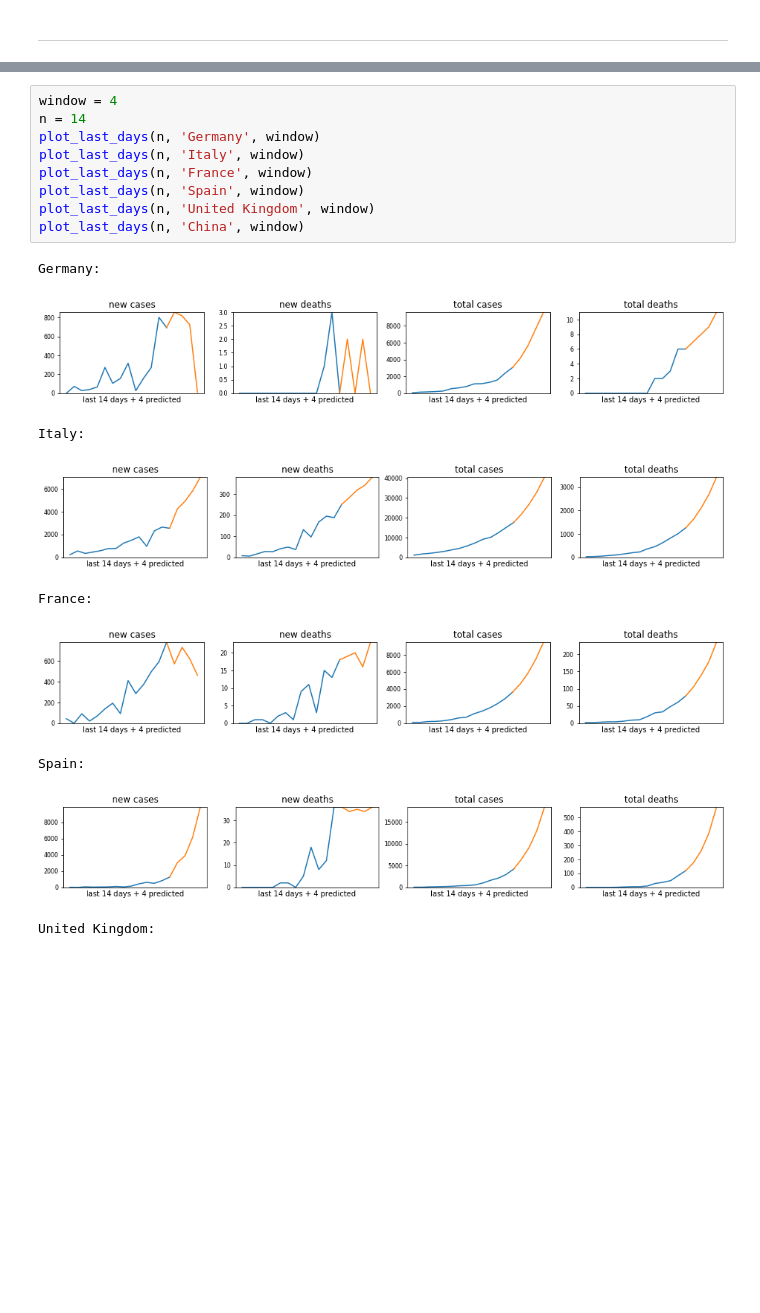
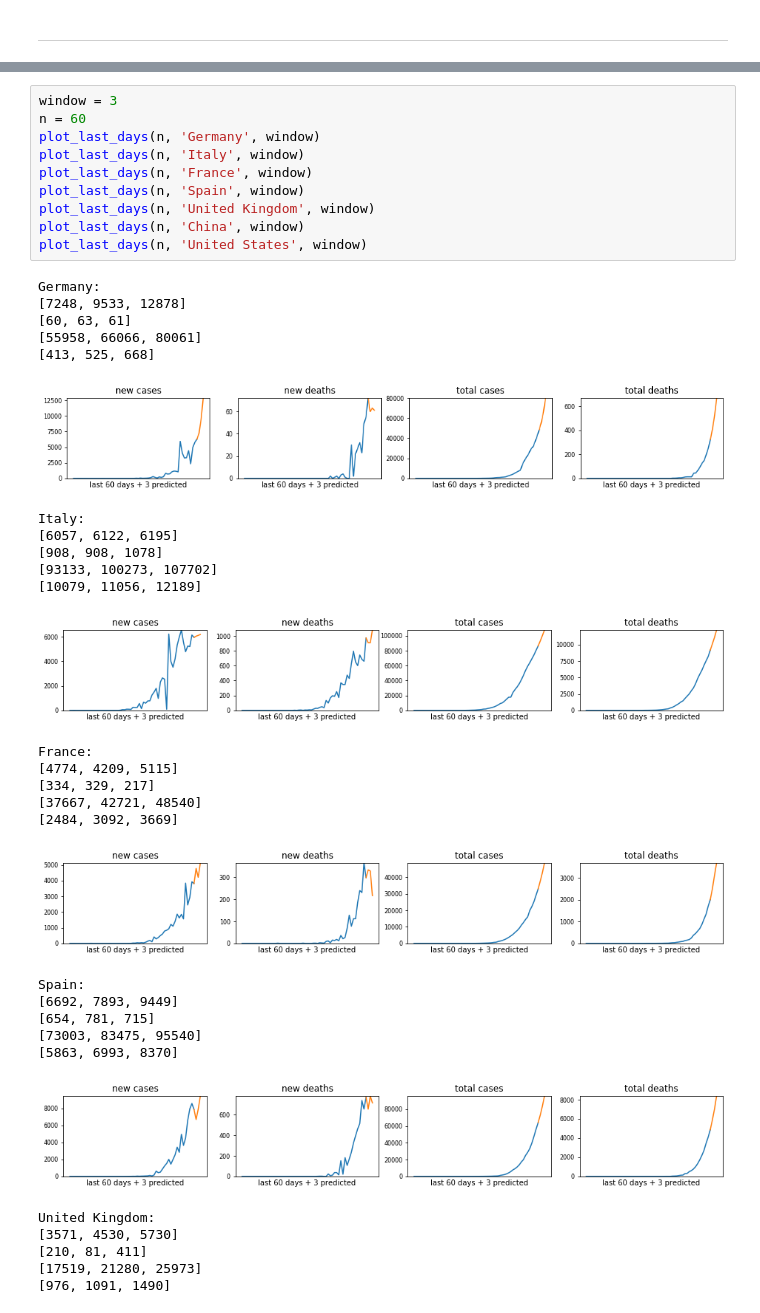
Before and after one commit to rndmbt/Covid-19-Visualization, a Jupyter notebook: covid-19-world.ipynb, the cells around one changed output, grey strips where cells are left out. Cells and saved outputs as stored; diff of their text form; blank space fills up the shorter version.

```diff
--- a/covid-19-world.ipynb
+++ b/covid-19-world.ipynb
@@ -155,20 +156,41 @@ def predict(data, n, window):
     return y, p
 # %%
-window = 4
-n = 14
+window = 3
+n = 60
 plot_last_days(n, 'Germany', window)
 plot_last_days(n, 'Italy', window)
 plot_last_days(n, 'France', window)
 plot_last_days(n, 'Spain', window)
 plot_last_days(n, 'United Kingdom', window)
 plot_last_days(n, 'China', window)
+plot_last_days(n, 'United States', window)
 # %% [output]
 Germany:
+[7248, 9533, 12878]
+[60, 63, 61]
+[55958, 66066, 80061]
+[413, 525, 668]
-[figure, old version]
+[figure, new version]
 Italy:
+[6057, 6122, 6195]
+[908, 908, 1078]
+[93133, 100273, 107702]
+[10079, 11056, 12189]
-[figure, old version]
+[figure, new version]
 France:
+[4774, 4209, 5115]
+[334, 329, 217]
+[37667, 42721, 48540]
+[2484, 3092, 3669]
-[figure, old version]
+[figure, new version]
 Spain:
+[6692, 7893, 9449]
+[654, 781, 715]
+[73003, 83475, 95540]
+[5863, 6993, 8370]
-[figure, old version]
+[figure, new version]
 United Kingdom:
+[3571, 4530, 5730]
+[210, 81, 411]
+[17519, 21280, 25973]
+[976, 1091, 1490]
```
Also changed, not shown: parts of 5 cells of this notebook, 1 other file.
